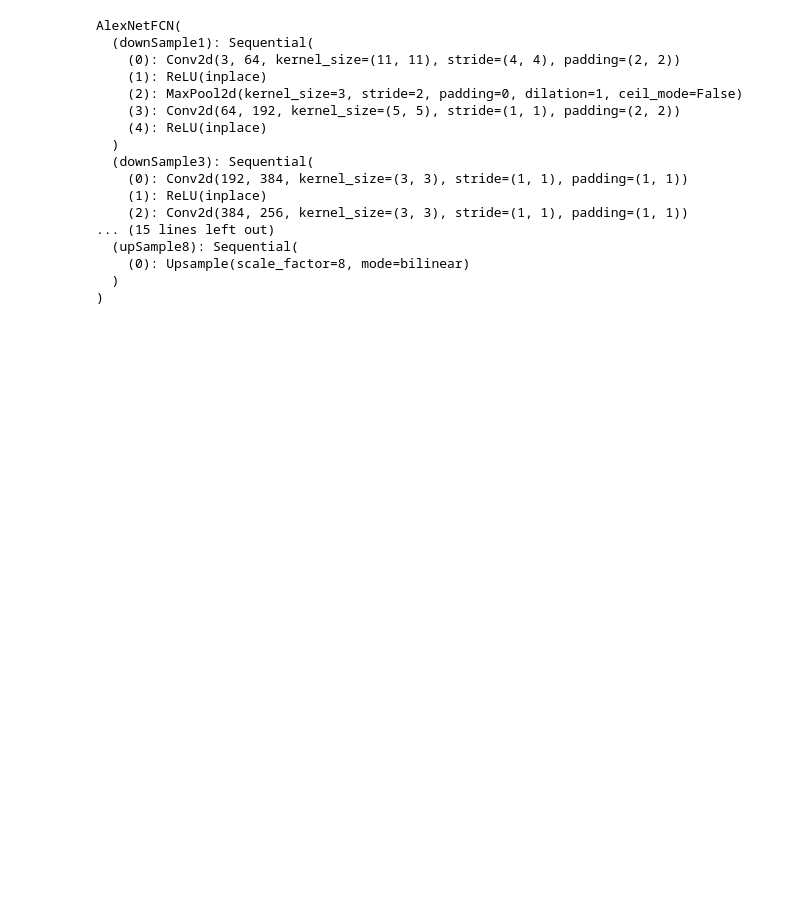
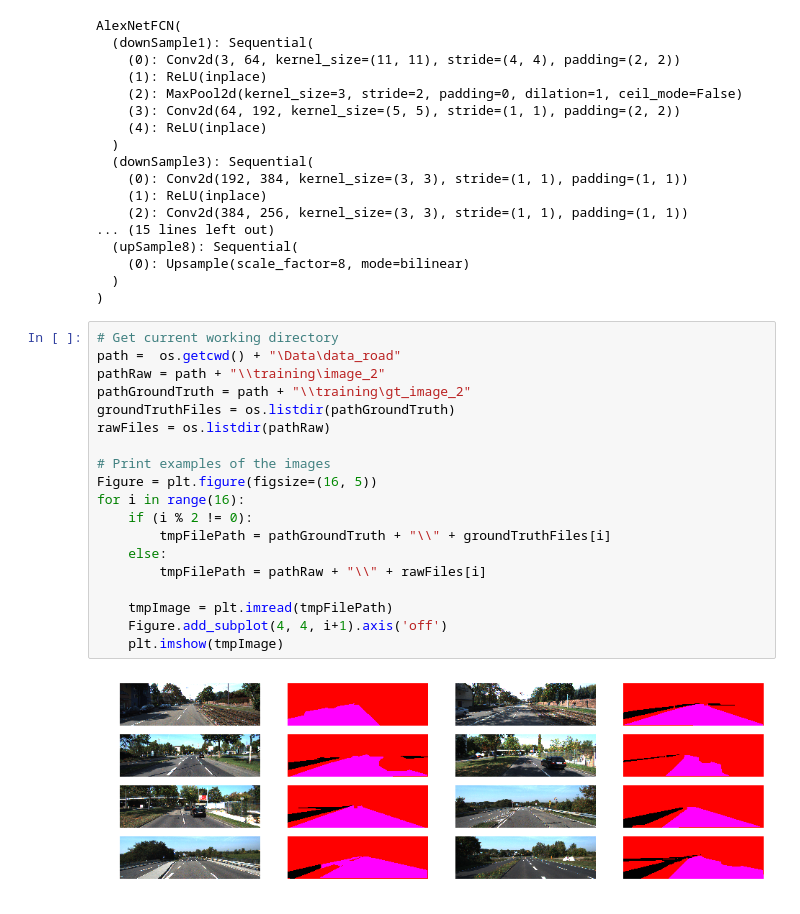
Before and after one commit to XDynames/FCN-Implementation, a Jupyter notebook: FCN - AlexNet.ipynb, the cells around one changed output. Cells and saved outputs as stored; diff of their text form; blank space fills up the shorter version.

Commit message:
Image loading example

```diff
--- a/FCN - AlexNet.ipynb
+++ b/FCN - AlexNet.ipynb
@@ -87,3 +87,24 @@ AlexNetFCN(
     (0): Upsample(scale_factor=8, mode=bilinear)
   )
 )
+# %%
+# Get current working directory
+path =  os.getcwd() + "\Data\data_road"
+pathRaw = path + "\\training\image_2"
+pathGroundTruth = path + "\\training\gt_image_2"
+groundTruthFiles = os.listdir(pathGroundTruth)
+rawFiles = os.listdir(pathRaw)
+
+# Print examples of the images
+Figure = plt.figure(figsize=(16, 5))
+for i in range(16):
+    if (i % 2 != 0):
+        tmpFilePath = pathGroundTruth + "\\" + groundTruthFiles[i]
+    else:
+        tmpFilePath = pathRaw + "\\" + rawFiles[i]
+
+    tmpImage = plt.imread(tmpFilePath)
+    Figure.add_subplot(4, 4, i+1).axis('off')
+    plt.imshow(tmpImage)
+# %% [output]
+[figure, added]
```
Also changed, not shown: parts of 1 cell of this notebook.
